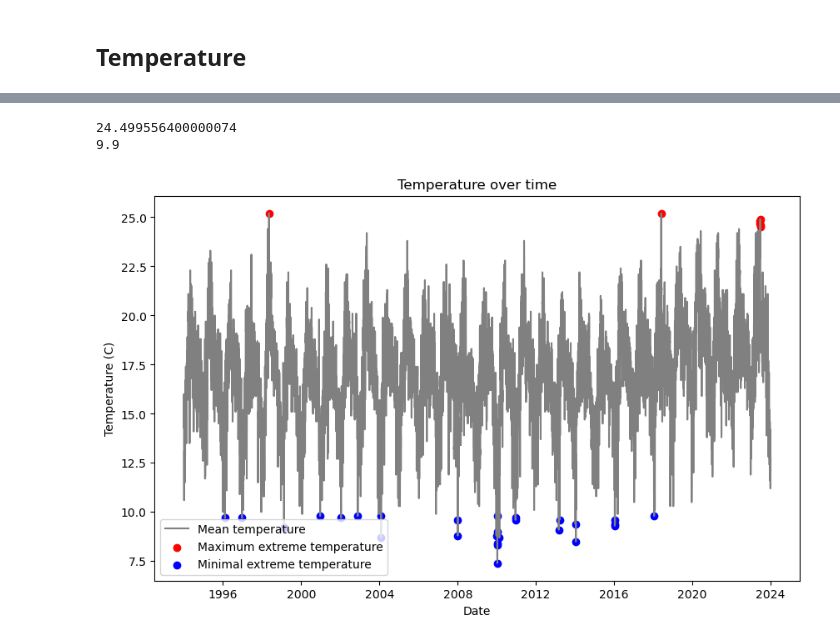
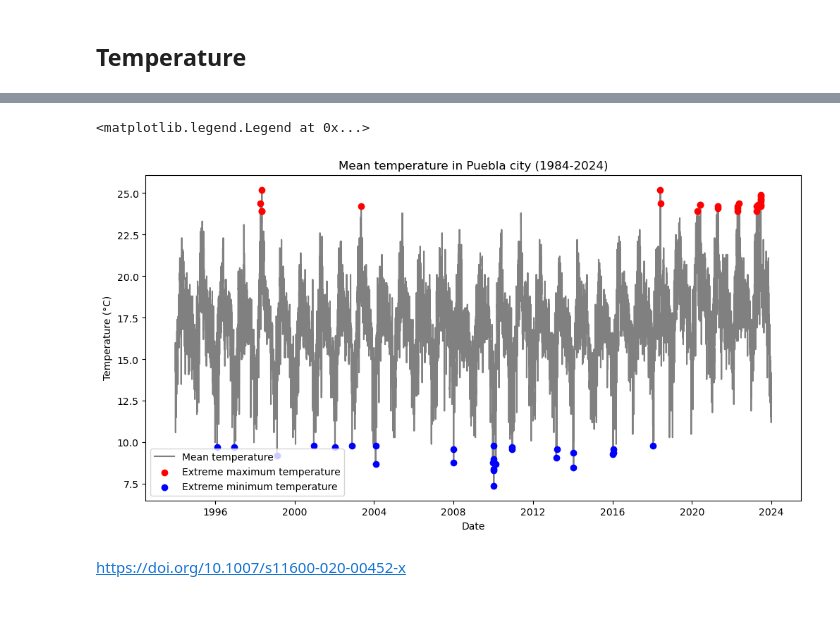
Before and after one commit to luisloyde/Puebla-extreme-climate-analysis, a Jupyter notebook: Climate Extremes Analysis - Puebla (1984-2024).ipynb, the cells around one changed output, grey strips where cells are left out. Drawn from its saved outputs; the diff is of its cells as text; code cells hidden in the pictures; blank space fills up the shorter version.

```diff
--- a/Climate Extremes Analysis - Puebla (1984-2024).ipynb
+++ b/Climate Extremes Analysis - Puebla (1984-2024).ipynb
@@ -139,14 +163,10 @@ plt.show()
 # %%
-temp_threshold = np.percentile(data['tmin'].dropna(), 100-99.9452)
-print(temp_threshold)
-extreme_temp_max = data[data['tmin'] < temp_threshold]
+tavgmax_threshold = data['tavg'].quantile(sp)
+extreme_tavgmax = data['tavg'] > tavgmax_threshold
 
-plt.figure(figsize=(10,6))
-plt.plot(data.index, data['tmin'], color='gray', label='Minimal mean temperature')
-plt.scatter(extreme_temp_max.index, extreme_temp_max['tmin'], color='red', label='Minimal extreme temperature')
-plt.xlabel('Date')
-plt.ylabel('Temperature (C)')
-plt.title('Temperature over time')
-plt.legend()
-plt.show()
+tavgmin_threshold = data['tavg'].quantile(1-sp)
+extreme_tavgmin = data['tavg'] < tavgmin_threshold
+
+print('Number of days with high extreme temperatures: ',extreme_tavgmax.sum())
+print('Number of days with low extreme temperatures: ',extreme_tavgmin.sum())
 # %% [output]
@@ -155,24 +175,15 @@ plt.show()
 # %%
-temp_threshold = np.percentile(data['tavg'].dropna(), 99.9452)
-print(temp_threshold)
-extreme_temp_max = data[data['tavg'] > temp_threshold]
+plt.figure(figsize=(12, 6))
 
-plt.figure(figsize=(10,6))
-plt.plot(data.index, data['tavg'], color='gray', label='Mean temperature')
-plt.scatter(extreme_temp_max.index, extreme_temp_max['tavg'], color='red', label='Maximum extreme temperature')
+plt.plot(data.index, data['tavg'], color='gray', label='Mean temperature', zorder=1)
+plt.scatter(data.index[extreme_tavgmax], data['tavg'][extreme_tavgmax], color='red', label='Extreme maximum temperature',zorder=2)
+plt.scatter(data.index[extreme_tavgmin], data['tavg'][extreme_tavgmin], color='blue', label='Extreme minimum temperature',zorder=2)
 plt.xlabel('Date')
-plt.ylabel('Temperature (C)')
-plt.title('Temperature over time')
-
-temp_threshold = np.percentile(data['tavg'].dropna(), 100-99.7260274)
-print(temp_threshold)
-extreme_temp_min = data[data['tavg'] < temp_threshold]
-
-plt.scatter(extreme_temp_min.index, extreme_temp_min['tavg'], color='blue', label='Minimal extreme temperature')
+plt.ylabel('Temperature (°C)')
+plt.title('Mean temperature in Puebla city (1984-2024)')
 plt.legend()
-
-plt.show()
 # %% [output]
-24.499556400000074
-9.9
+<matplotlib.legend.Legend at 0x...>
-[figure, old version]
+[figure, new version]
+# %% [markdown]
+https://doi.org/10.1007/s11600-020-00452-x
```
Also changed, not shown: parts of 13 cells of this notebook.
